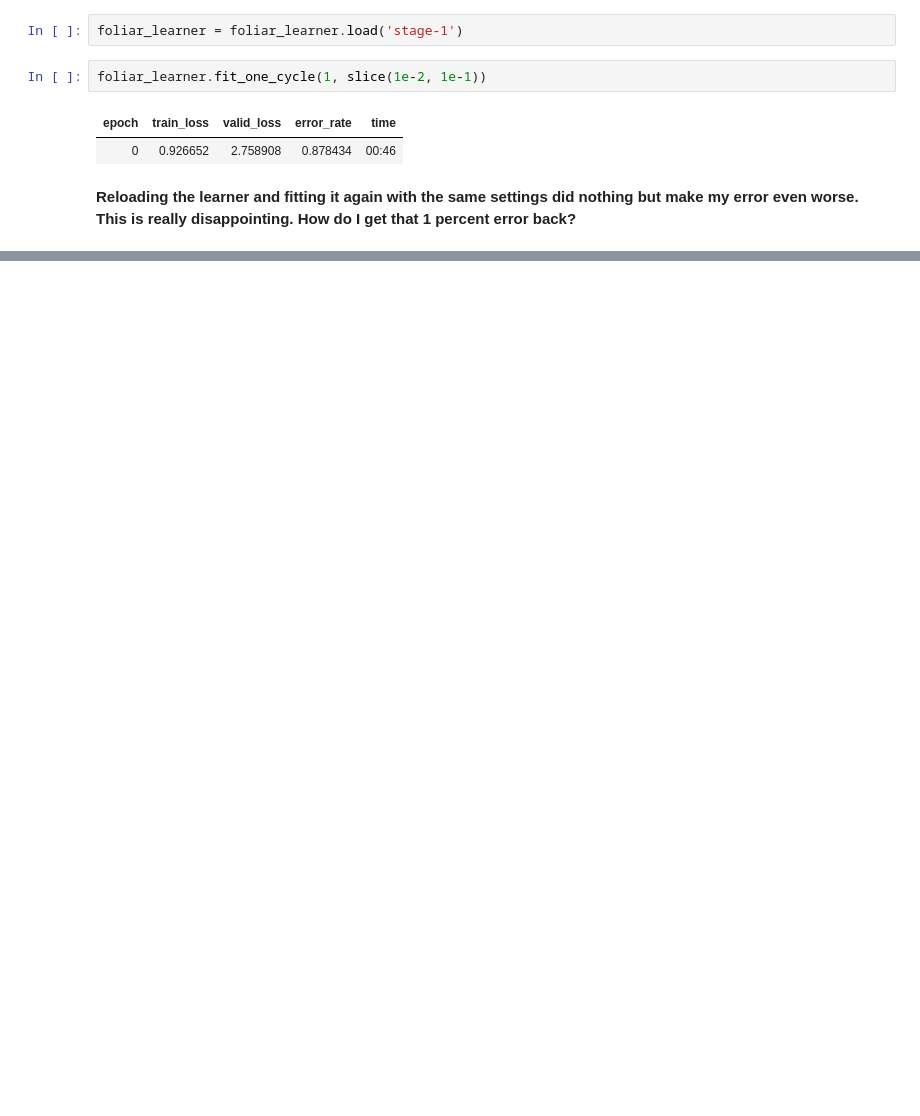
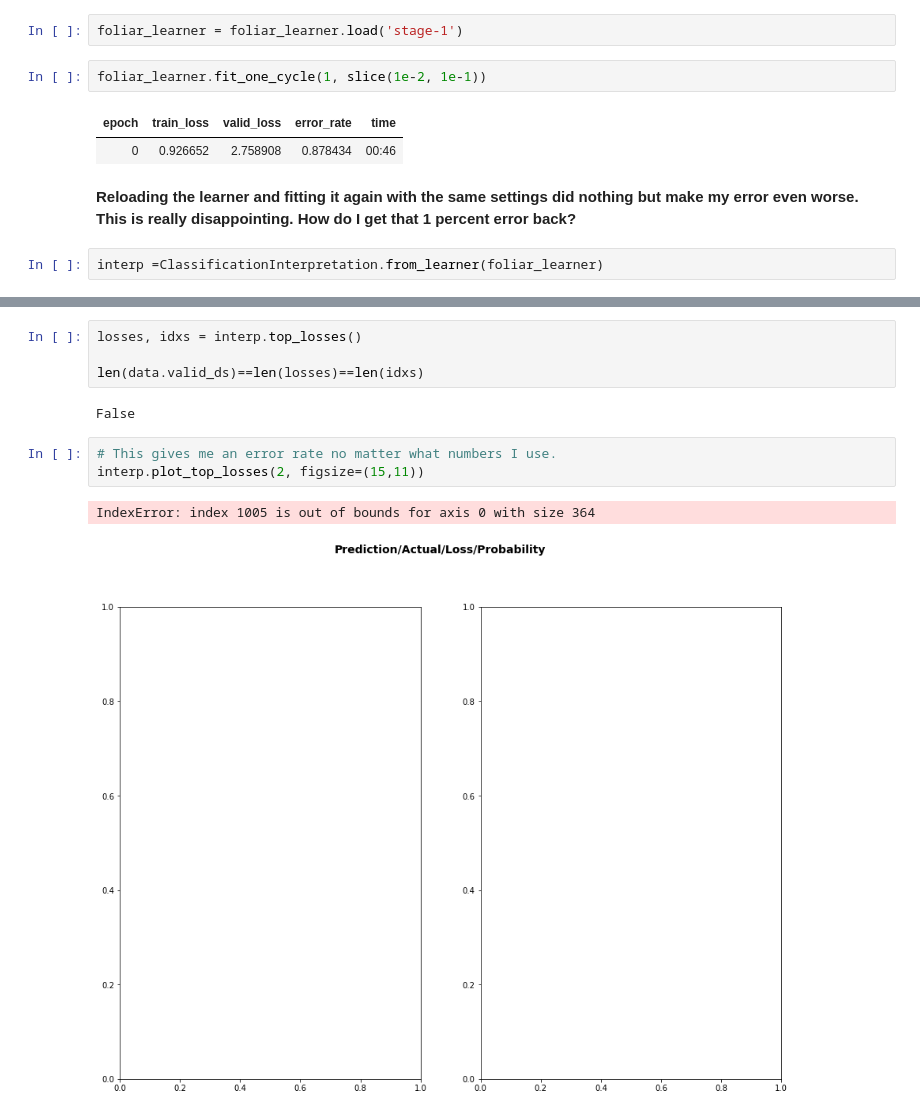
Before and after one commit to wcneill/kaggle, a Jupyter notebook: foliar/foliar_fastai.ipynb, the cells around one changed output, grey strips where cells are left out. Drawn from its saved outputs; the diff is of its cells as text; blank space fills up the shorter version.

```diff
--- a/foliar/foliar_fastai.ipynb
+++ b/foliar/foliar_fastai.ipynb
@@ -83,3 +83,5 @@ foliar_learner.fit_one_cycle(1, slice(1e-2, 1e-1))
 | 0 | 0.926652 | 2.758908 | 0.878434 | 00:46 |
 # %% [markdown]
 __Reloading the learner and fitting it again with the same settings did nothing but make my error even worse. This is really disappointing. How do I get that 1 percent error back?__
+# %%
+interp =ClassificationInterpretation.from_learner(foliar_learner)
@@ -85,0 +90,12 @@ __Reloading the learner and fitting it again with the same settings did nothing
+# %%
+losses, idxs = interp.top_losses()
+
+len(data.valid_ds)==len(losses)==len(idxs)
+# %% [output]
+False
+# %%
+# This gives me an error rate no matter what numbers I use.
+interp.plot_top_losses(2, figsize=(15,11))
+# %% [output]
+IndexError: index 1005 is out of bounds for axis 0 with size 364
+[figure, added]
```
Also changed, not shown: parts of 4 cells of this notebook.
